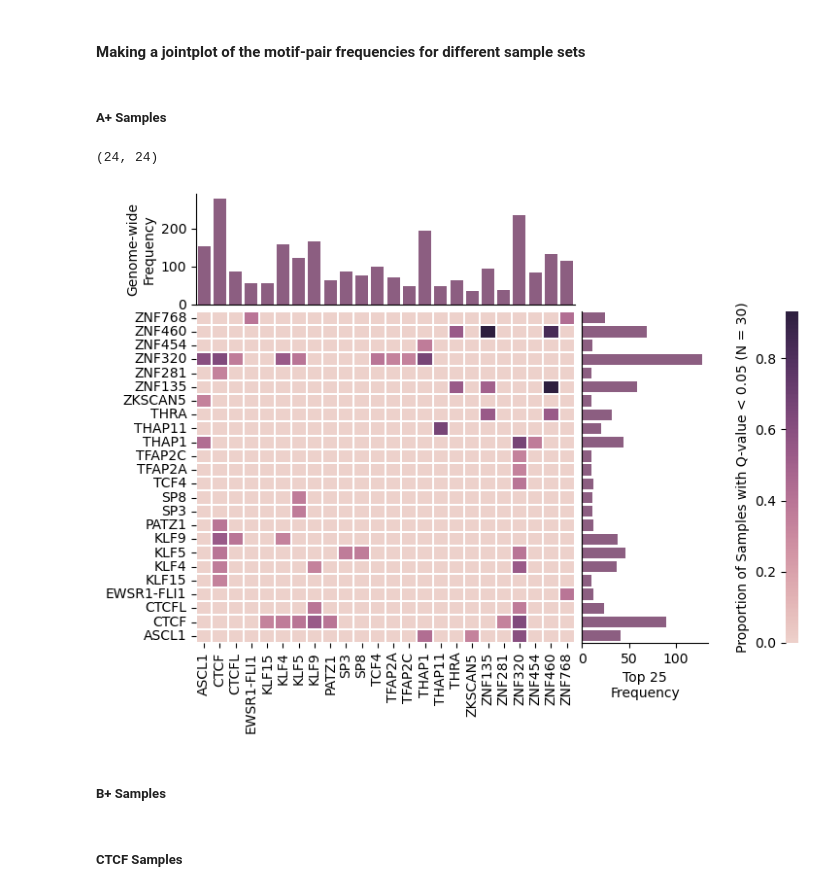
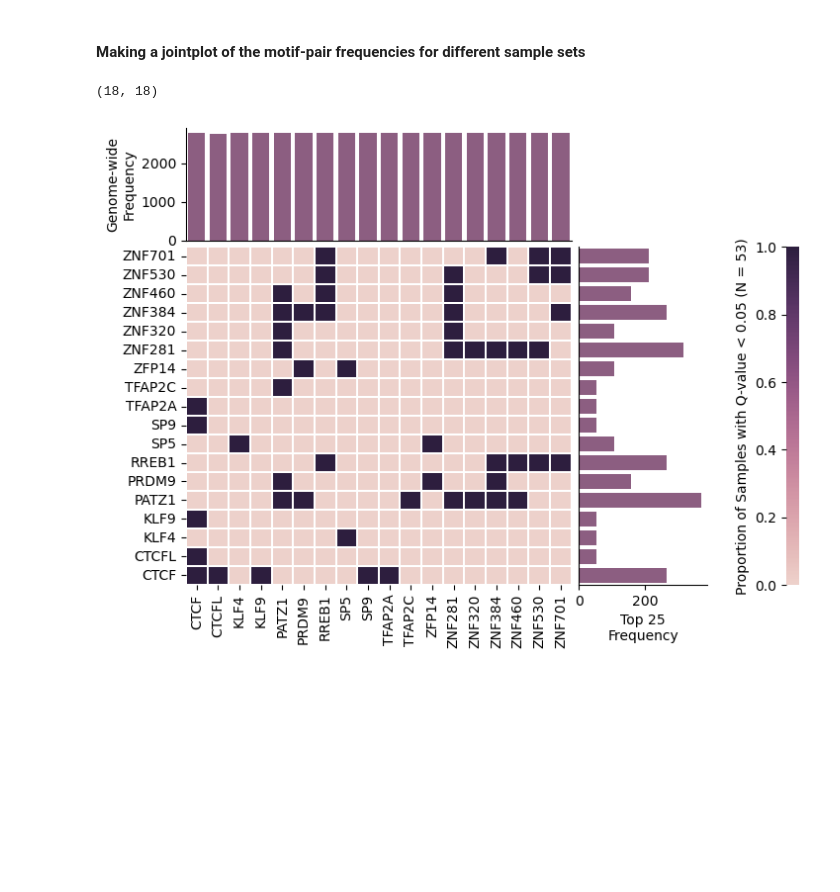
Before and after one commit to ay-lab-team/motif_pair_enrichment, a Jupyter notebook: workflow/scripts/summary/Summarize_Paired_Motif_Analysis.ipynb, the cells around one changed output. Saved outputs shown, nothing was run; the diff lists cells and outputs as text; code cells hidden in the pictures; blank space fills up the shorter version.

Commit message:
Reset the summary notebooks

```diff
--- a/workflow/scripts/summary/Summarize_Paired_Motif_Analysis.ipynb
+++ b/workflow/scripts/summary/Summarize_Paired_Motif_Analysis.ipynb
@@ -59,7 +51,7 @@ all_df[['sample_set', 'sample_name']].drop_duplicates().groupby('sample_set').co
 # %% [markdown]
 ### Summary of Motif Pairs
 # %%
-mp_grps = all_df.groupby(['sample_set', 'pair_sorted'])
+mp_grps = all_df.groupby(['pair_sorted'])
 mp_counts_ss = mp_grps.count()['Sim_Count'].to_frame()
-mp_counts_ss.sort_values(['sample_set', 'Sim_Count'], ascending=[True, False], inplace=True)
+mp_counts_ss.sort_values(['Sim_Count'], ascending=[True], inplace=True)
 # %%
@@ -101,5 +89,5 @@ oned_motif_df.head()
 # %%
-motif_grps = oned_motif_df.groupby(['sample_set', 'Motif'])
+motif_grps = oned_motif_df.groupby(['Motif'])
 motif_counts_ss = motif_grps.count()['Sim_Count'].to_frame()
-motif_counts_ss.sort_values(['sample_set', 'Sim_Count'], ascending=[True, False], inplace=True)
+motif_counts_ss.sort_values(['Sim_Count'], ascending=[True], inplace=True)
 # %%
@@ -130,12 +110,8 @@ motif_counts_ss.loc['a_plus']
 # %% [markdown]
 #### Making a jointplot of the motif-pair frequencies for different sample sets
-# %% [markdown]
-#####  A+ Samples
 # %%
-curr_sample_set = 'a_plus'
-
 # extract the counts for the current set
-a_plus_counts = mp_counts_ss.loc[curr_sample_set]
+a_plus_counts = mp_counts_ss
 
 # take the top n only
 topn = 30
@@ -161,11 +137,11 @@ a_plus_counts_matrix = a_plus_counts_matrix.loc[rev_index]
 
 a_plus_counts_matrix.shape
 # %% [output]
-(24, 24)
+(18, 18)
 # %%
 # calculate frequencies for the column panel
 col_idxs = a_plus_counts_matrix.columns.tolist()
-col_oned_motif_counts = motif_counts_ss.loc[curr_sample_set].loc[col_idxs].reset_index()
+col_oned_motif_counts = motif_counts_ss.loc[col_idxs].reset_index()
 
 # calculate frequencies for the row panel
 row_idxs = a_plus_counts_matrix.index.tolist()
@@ -173,7 +149,7 @@ row_oned_motif_counts = a_plus_counts_matrix.sum().loc[row_idxs].to_frame().rese
 row_oned_motif_counts.columns = ['Motif', 'topn_freq']
 
 # calculating the number
-num_a_samples = all_df.loc[all_df.sample_set == curr_sample_set].drop_duplicates(['sample_set', 'sample_name']).shape[0]
+num_a_samples = all_df.drop_duplicates(['sample_name']).shape[0]
 # %%
 fig = plt.figure(figsize=(8, 6))
 
@@ -186,34 +162,32 @@ purple_rgb = tuple([0.57916573903086, 0.33934576125314425, 0.5219003947563425])
 grid = GridSpec(2, 4, figure=fig, height_ratios=[1, 3], width_ratios=[3, 1, 0.5, 0.1], hspace=hspace, wspace=wspace)
 
 top_panel = fig.add_subplot(grid[0, 0])
 large_box = fig.add_subplot(grid[1, 0])
 
 right_panel = fig.add_subplot(grid[1, 1])
 legend_panel = fig.add_subplot(grid[1, 3])
 
 # drawing a heatmap in the large box
 #sns.heatmap(a_plus_counts_matrix, robust=False, ax=large_box, xticklabels=True, yticklabels=True, cbar_kws={'location': 'bottom'})
 sns.heatmap(a_plus_counts_matrix / num_a_samples, robust=False, ax=large_box,
             xticklabels=True, yticklabels=True,
             cbar=True, cbar_ax=legend_panel,
             cmap=sns.cubehelix_palette(as_cmap=True), linewidths=0.003,
             cbar_kws={'label': 'Proportion of Samples with Q-value < 0.05 (N = {})'.format(num_a_samples), 'location': 'left'})
 large_box.set(xlabel='', ylabel='')
 
 # drawing a barplot of 1D motif frequencies across the whole genome
 sns.barplot(x='Motif', y='Sim_Count', data=col_oned_motif_counts, color=purple_rgb, ax=top_panel)
 top_panel.set(xticklabels=[], xlabel='', ylabel='Genome-wide\nFrequency', xticks=[])
 sns.despine(ax=top_panel, right=True, top=True)
 
 # drawing a barplot of 1D motif frequencies across the top 25 motif pairs
 sns.barplot(y='Motif', x='topn_freq', data=row_oned_motif_counts, color=purple_rgb, ax=right_panel)
 right_panel.set(yticklabels=[], ylabel='', xlabel='Top 25\nFrequency', yticks=[])
 sns.despine(ax=right_panel, right=True, top=True)
 
 # save the figure
-fn = os.path.join(outdir, 'motif_pair_distributions.{}.V1.png'.format(curr_sample_set))
+fn = os.path.join(outdir, 'motif_pair_distributions.V1.png')
 fig.savefig(fn, dpi=600, bbox_inches='tight')
 # %% [output]
-[figure, old version]
+[figure, new version]
-# %% [markdown]
-#####  B+ Samples
@@ -300,2 +193,0 @@ fig.savefig(fn, dpi=600, bbox_inches='tight')
-# %% [markdown]
-##### CTCF Samples
```
Also changed, not shown: parts of 25 cells of this notebook, 2 other files.
